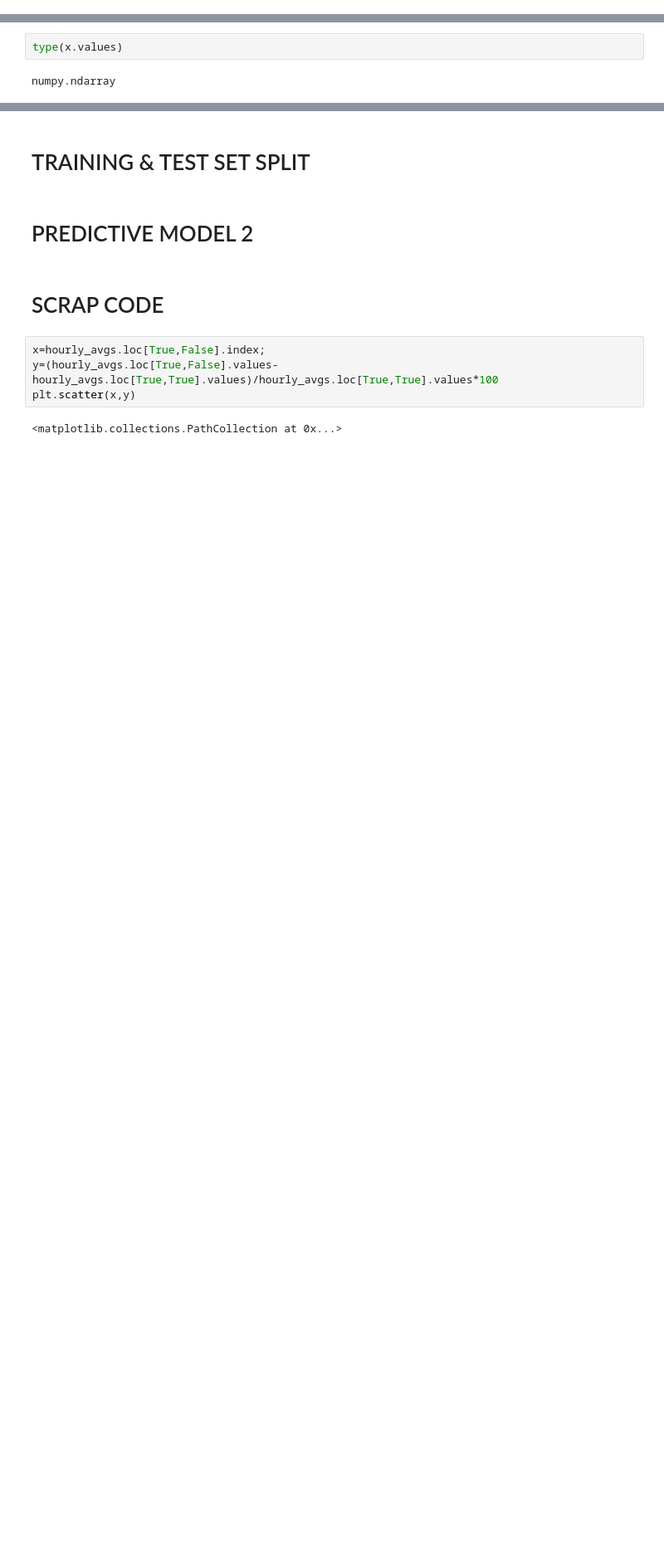
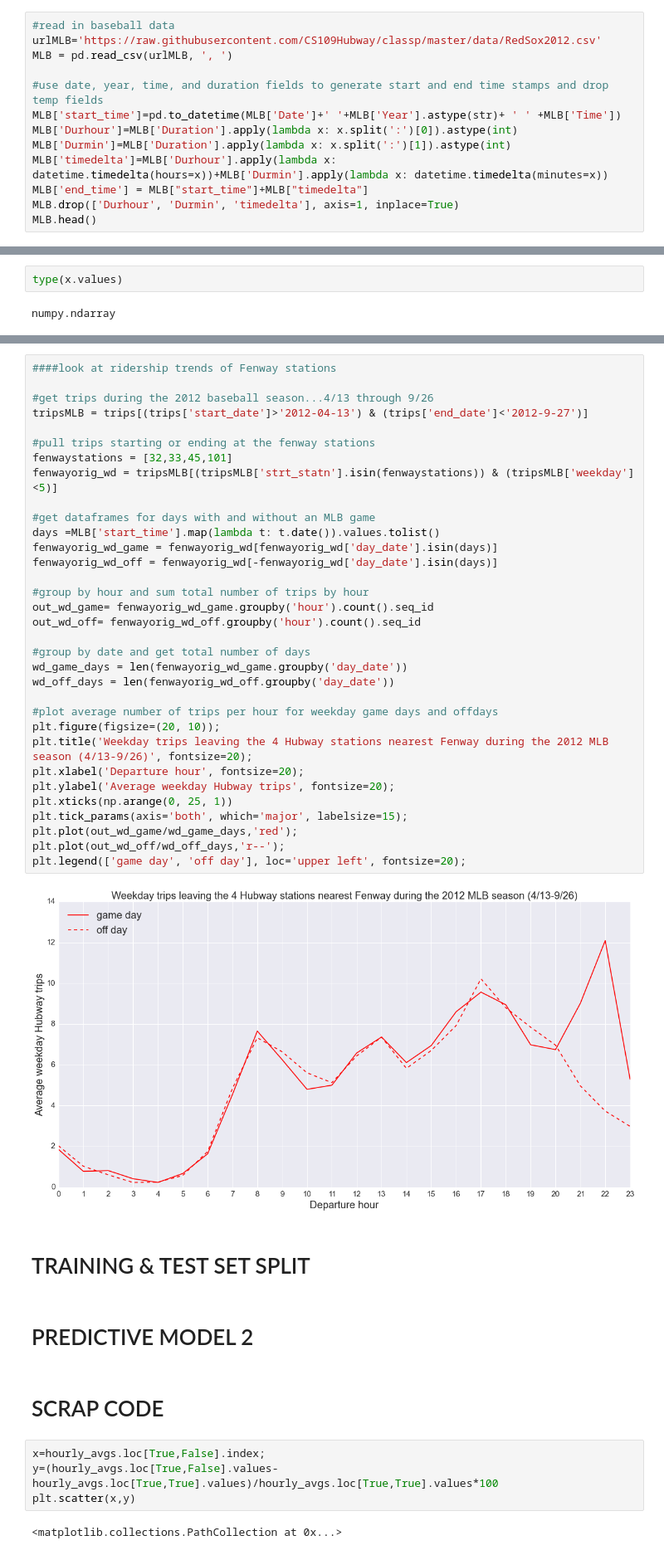
Before and after one commit to CS109Hubway/classp, a Jupyter notebook: Test_Hubway.ipynb, the cells around one changed output, grey strips where cells are left out. Shown at 83% size. Saved outputs shown, nothing was run; the diff lists cells and outputs as text; blank space fills up the shorter version.

Commit message:
add baseball data and fenway station analysis

```diff
--- a/Test_Hubway.ipynb
+++ b/Test_Hubway.ipynb
@@ -127,0 +129,13 @@ weather.head()
+# %%
+#read in baseball data
+urlMLB='https://raw.githubusercontent.com/CS109Hubway/classp/master/data/RedSox2012.csv'
+MLB = pd.read_csv(urlMLB, ', ')
+
+#use date, year, time, and duration fields to generate start and end time stamps and drop temp fields
+MLB['start_time']=pd.to_datetime(MLB['Date']+' '+MLB['Year'].astype(str)+ ' ' +MLB['Time'])
+MLB['Durhour']=MLB['Duration'].apply(lambda x: x.split(':')[0]).astype(int)
+MLB['Durmin']=MLB['Duration'].apply(lambda x: x.split(':')[1]).astype(int)
+MLB['timedelta']=MLB['Durhour'].apply(lambda x: datetime.timedelta(hours=x))+MLB['Durmin'].apply(lambda x: datetime.timedelta(minutes=x))
+MLB['end_time'] = MLB["start_time"]+MLB["timedelta"]
+MLB.drop(['Durhour', 'Durmin', 'timedelta'], axis=1, inplace=True)
+MLB.head()
@@ -197,3 +220,38 @@ numpy.ndarray
+# %%
+####look at ridership trends of Fenway stations
+
+#get trips during the 2012 baseball season...4/13 through 9/26
+tripsMLB = trips[(trips['start_date']>'2012-04-13') & (trips['end_date']<'2012-9-27')]
+
+#pull trips starting or ending at the fenway stations
+fenwaystations = [32,33,45,101]
+fenwayorig_wd = tripsMLB[(tripsMLB['strt_statn'].isin(fenwaystations)) & (tripsMLB['weekday']<5)]
+
+#get dataframes for days with and without an MLB game
+days =MLB['start_time'].map(lambda t: t.date()).values.tolist()
+fenwayorig_wd_game = fenwayorig_wd[fenwayorig_wd['day_date'].isin(days)]
+fenwayorig_wd_off = fenwayorig_wd[-fenwayorig_wd['day_date'].isin(days)]
+
+#group by hour and sum total number of trips by hour
+out_wd_game= fenwayorig_wd_game.groupby('hour').count().seq_id
+out_wd_off= fenwayorig_wd_off.groupby('hour').count().seq_id
+
+#group by date and get total number of days
+wd_game_days = len(fenwayorig_wd_game.groupby('day_date'))
+wd_off_days = len(fenwayorig_wd_off.groupby('day_date'))
+
+#plot average number of trips per hour for weekday game days and offdays
+plt.figure(figsize=(20, 10));
+plt.title('Weekday trips leaving the 4 Hubway stations nearest Fenway during the 2012 MLB season (4/13-9/26)', fontsize=20);
+plt.xlabel('Departure hour', fontsize=20);
+plt.ylabel('Average weekday Hubway trips', fontsize=20);
+plt.xticks(np.arange(0, 25, 1))
+plt.tick_params(axis='both', which='major', labelsize=15);
+plt.plot(out_wd_game/wd_game_days,'red');
+plt.plot(out_wd_off/wd_off_days,'r--');
+plt.legend(['game day', 'off day'], loc='upper left', fontsize=20);
+# %% [output]
+[figure, added]
 # %% [markdown]
 # TRAINING & TEST SET SPLIT
 # %% [markdown]
```
Also changed, not shown: parts of 6 cells of this notebook, 1 other file.
